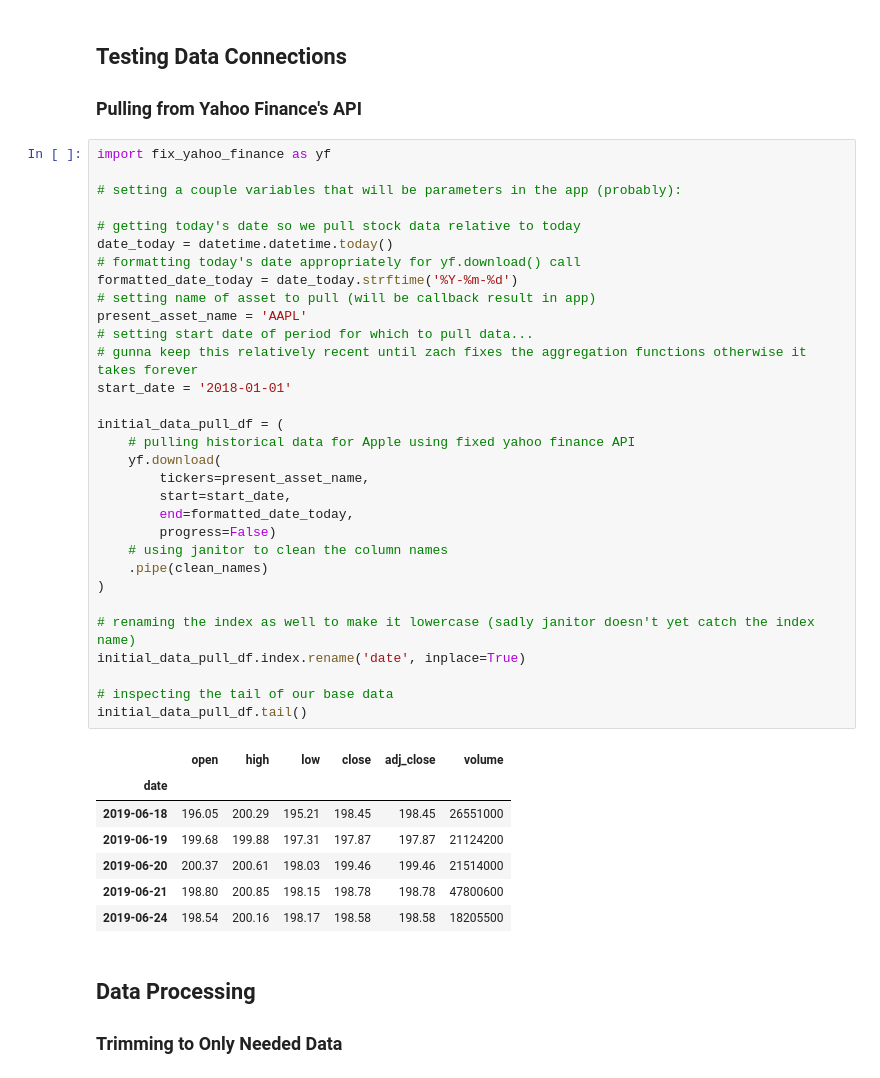
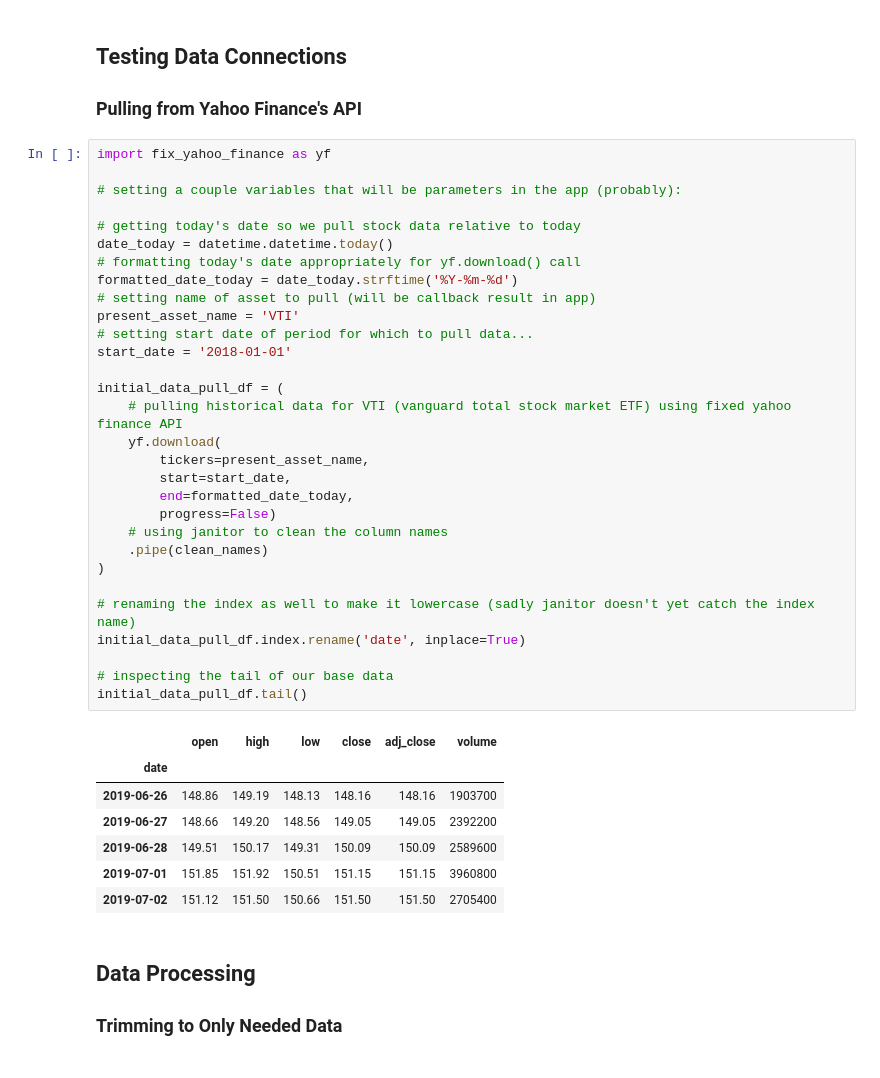
Before and after one commit to pmaji/asset-time-machine-app, a Jupyter notebook: explore.ipynb, the cells around one changed output. Cells and saved outputs as stored; diff of their text form.

```diff
--- a/explore.ipynb
+++ b/explore.ipynb
@@ -14,41 +14,40 @@ from janitor import clean_names, remove_empty
 import fix_yahoo_finance as yf
 
 # setting a couple variables that will be parameters in the app (probably):
 
 # getting today's date so we pull stock data relative to today
 date_today = datetime.datetime.today()
 # formatting today's date appropriately for yf.download() call
 formatted_date_today = date_today.strftime('%Y-%m-%d')
 # setting name of asset to pull (will be callback result in app)
-present_asset_name = 'AAPL'
+present_asset_name = 'VTI'
 # setting start date of period for which to pull data...
-# gunna keep this relatively recent until zach fixes the aggregation functions otherwise it takes forever
 start_date = '2018-01-01'
 
 initial_data_pull_df = (
-    # pulling historical data for Apple using fixed yahoo finance API
+    # pulling historical data for VTI (vanguard total stock market ETF) using fixed yahoo finance API
     yf.download(
         tickers=present_asset_name,
         start=start_date,
         end=formatted_date_today,
         progress=False)
     # using janitor to clean the column names
     .pipe(clean_names)
 )
 
 # renaming the index as well to make it lowercase (sadly janitor doesn't yet catch the index name)
 initial_data_pull_df.index.rename('date', inplace=True)
 
 # inspecting the tail of our base data
 initial_data_pull_df.tail()
 # %% [output]
 |  | open | high | low | close | adj_close | volume |
 | date |  |  |  |  |  |  |
-| 2019-06-18 | 196.05 | 200.29 | 195.21 | 198.45 | 198.45 | 26551000 |
-| 2019-06-19 | 199.68 | 199.88 | 197.31 | 197.87 | 197.87 | 21124200 |
-| 2019-06-20 | 200.37 | 200.61 | 198.03 | 199.46 | 199.46 | 21514000 |
-| 2019-06-21 | 198.80 | 200.85 | 198.15 | 198.78 | 198.78 | 47800600 |
-| 2019-06-24 | 198.54 | 200.16 | 198.17 | 198.58 | 198.58 | 18205500 |
+| 2019-06-26 | 148.86 | 149.19 | 148.13 | 148.16 | 148.16 | 1903700 |
+| 2019-06-27 | 148.66 | 149.20 | 148.56 | 149.05 | 149.05 | 2392200 |
+| 2019-06-28 | 149.51 | 150.17 | 149.31 | 150.09 | 150.09 | 2589600 |
+| 2019-07-01 | 151.85 | 151.92 | 150.51 | 151.15 | 151.15 | 3960800 |
+| 2019-07-02 | 151.12 | 151.50 | 150.66 | 151.50 | 151.50 | 2705400 |
 # %% [markdown]
 ## Data Processing
 
```
Also changed, not shown: parts of 6 cells of this notebook.
